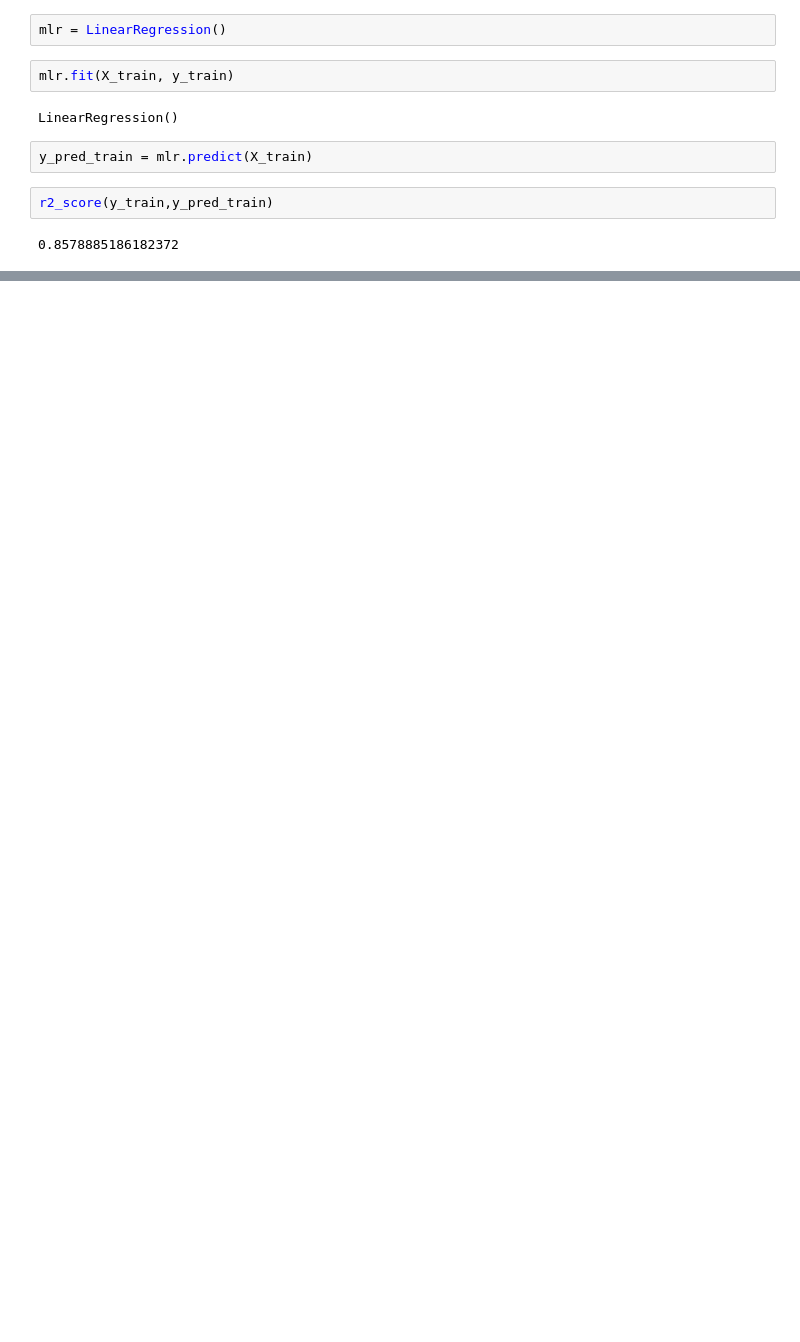
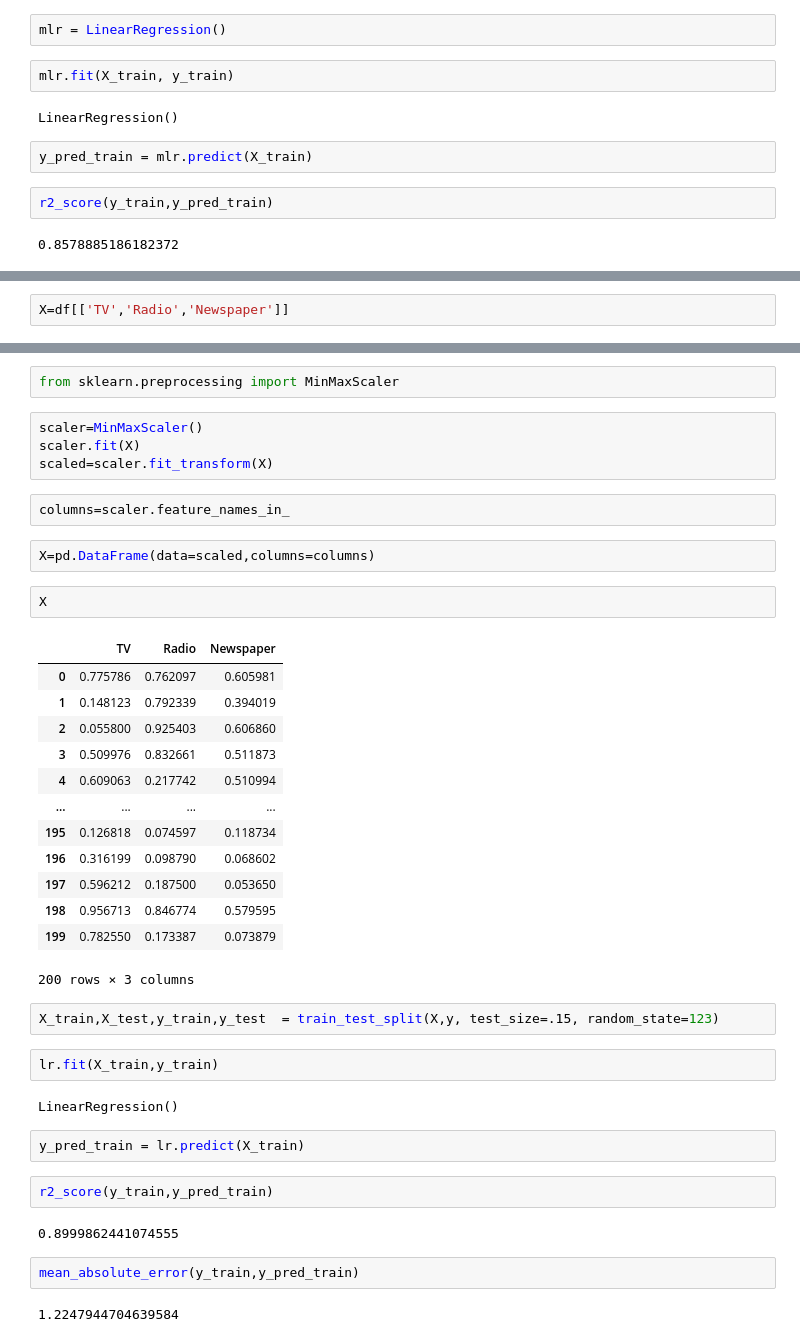
Before and after one commit to AwaisDS/Machine-Learning-Concepts, a Jupyter notebook: Machine_Learning/Normalization_ML.ipynb, the cells around one changed output, grey strips where cells are left out. Drawn from its saved outputs; the diff is of its cells as text; blank space fills up the shorter version.

```diff
--- a/Machine_Learning/Normalization_ML.ipynb
+++ b/Machine_Learning/Normalization_ML.ipynb
@@ -190,0 +212,2 @@ r2_score(y_train,y_pred_train)
+# %%
+X=df[['TV','Radio','Newspaper']]
@@ -190,0 +241,42 @@ r2_score(y_train,y_pred_train)
+# %%
+from sklearn.preprocessing import MinMaxScaler
+# %%
+scaler=MinMaxScaler()
+scaler.fit(X)
+scaled=scaler.fit_transform(X)
+# %%
+columns=scaler.feature_names_in_
+# %%
+X=pd.DataFrame(data=scaled,columns=columns)
+# %%
+X
+# %% [output]
+|  | TV | Radio | Newspaper |
+| 0 | 0.775786 | 0.762097 | 0.605981 |
+| 1 | 0.148123 | 0.792339 | 0.394019 |
+| 2 | 0.055800 | 0.925403 | 0.606860 |
+| 3 | 0.509976 | 0.832661 | 0.511873 |
+| 4 | 0.609063 | 0.217742 | 0.510994 |
+| ... | ... | ... | ... |
+| 195 | 0.126818 | 0.074597 | 0.118734 |
+| 196 | 0.316199 | 0.098790 | 0.068602 |
+| 197 | 0.596212 | 0.187500 | 0.053650 |
+| 198 | 0.956713 | 0.846774 | 0.579595 |
+| 199 | 0.782550 | 0.173387 | 0.073879 |
+200 rows × 3 columns
+# %%
+X_train,X_test,y_train,y_test  = train_test_split(X,y, test_size=.15, random_state=123)
+# %%
+lr.fit(X_train,y_train)
+# %% [output]
+LinearRegression()
+# %%
+y_pred_train = lr.predict(X_train)
+# %%
+r2_score(y_train,y_pred_train)
+# %% [output]
+0.8999862441074555
+# %%
+mean_absolute_error(y_train,y_pred_train)
+# %% [output]
+1.2247944704639584
```
Also changed, not shown: parts of 17 cells of this notebook, 1 other file.
